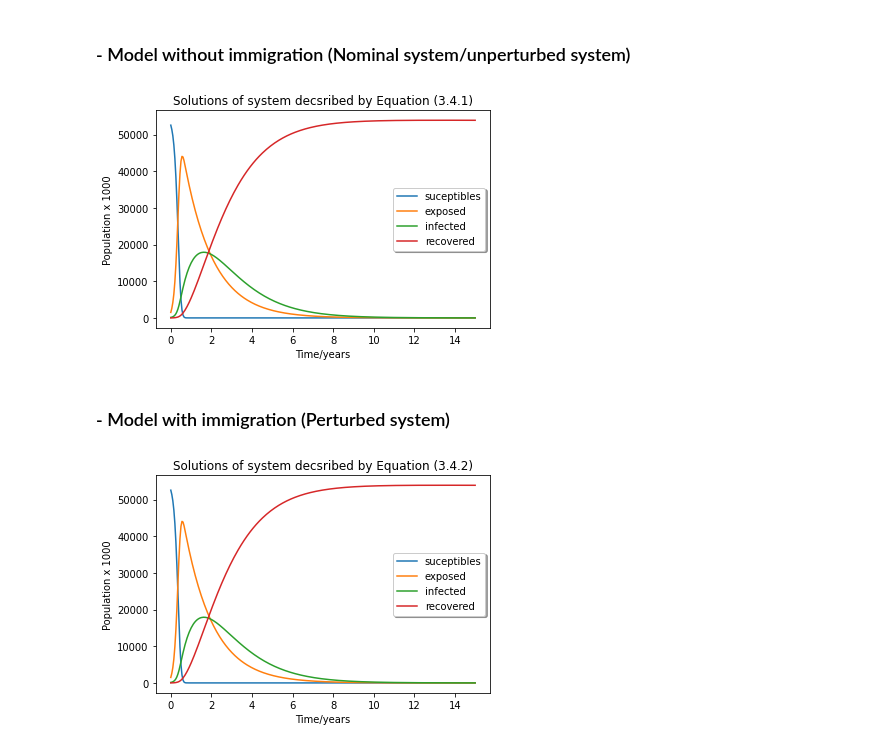
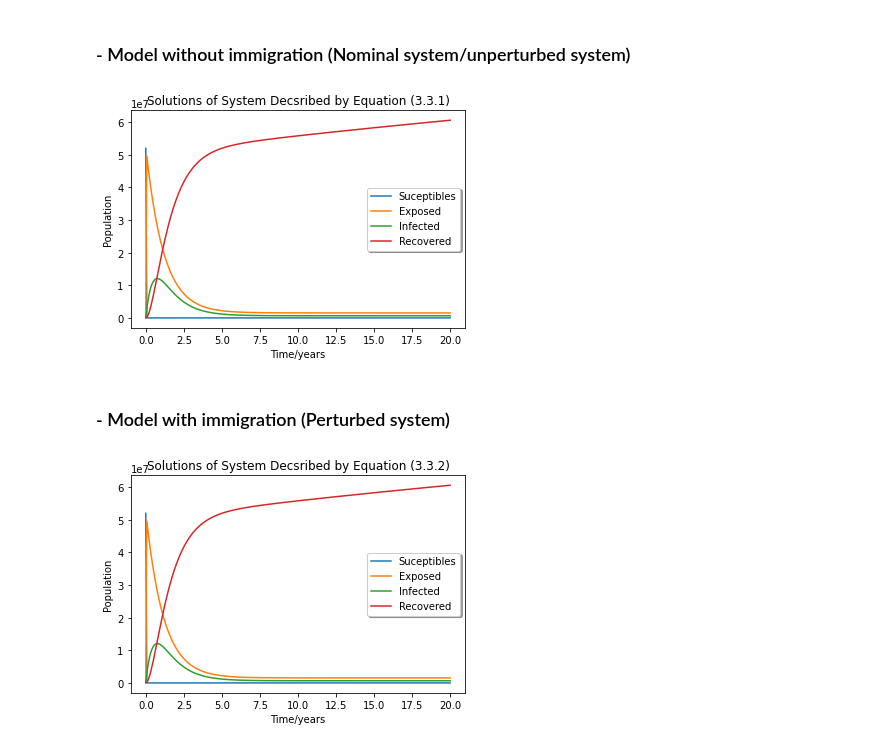
Before and after one commit to flo-owino/Regular_perturbation, a Jupyter notebook: florence_tb-in-KE_simulations.ipynb, the cells around one changed output. Drawn from its saved outputs; the diff is of its cells as text; code cells hidden in the pictures.

```diff
--- a/florence_tb-in-KE_simulations.ipynb
+++ b/florence_tb-in-KE_simulations.ipynb
@@ -51,33 +42,44 @@ $\rightarrow$ The total birth rate was calculated as follows:-
 # %%
 import numpy as np
 from scipy.integrate import solve_ivp
 import matplotlib.pyplot as plt
 
 # z-unperturbed system
 
-def tuberclosis_KE(t, z, gamma= 0.002663, alpha= 0.85, delta=0.00037, k= 0.7, b=0.02544):
+def tuberclosis_KE(t, z, gamma=0.002663, alpha=1.96, delta=0.014, k= 0.85, b=1323000):
+    '''
+    This function accepts the following:-
+    t       - Time duration
+    z       - Different group of the system, for our case it is S-Susceptibles, E-Exposed, I-Infected, R-Recovered
+    gamma   - Infection rate
+    alpha   - Recovery rate
+    delta   - Death rate
+    k       - Rate of transition from exposed to infections.
+    $b$     - Total birth rate.
+    and returns the respective population number.
+    '''
+
     S,E,I,R = z
     return [b- delta*S - S*I*gamma, gamma*S*I - (delta+k)*E, k*E - (delta+alpha)*I, alpha*I-delta*R]
 
 #Solving differential equations given initial condition
-sol = solve_ivp(tuberclosis_KE, [0, 15], [52570,1500,140, 0], args=(0.002663,0.85,0.00037,0.7,0.02544),
+sol = solve_ivp(tuberclosis_KE, [0, 20], [52010000,420000,140000, 0], args=(0.002663,1.96,0.014,0.85,1323000),
                 dense_output=True)
 
-#Computing solution and plotting it.
+#Computing solution
+t = np.linspace(0,20, 300)
+z = sol.sol(t)
 
-t = np.linspace(0, 15, 300)
-z = sol.sol(t)
-import matplotlib.pyplot as plt
+#Plotting the solution
 plt.plot(t, z.T)
 plt.xlabel('Time/years')
-plt.ylabel('Population x 1000')
-
-plt.legend(['suceptibles', 'exposed', 'infected', 'recovered'], shadow=True)
-plt.title('Solutions of system decsribed by Equation (3.4.1)')
+plt.ylabel('Population')
+plt.legend(['Suceptibles', 'Exposed', 'Infected', 'Recovered'], shadow=True)
+plt.title('Solutions of System Decsribed by Equation (3.3.1)')
 plt.savefig("solution_1")
 plt.show()
 # %% [output]
-[figure, old version]
+[figure, new version]
 # %% [markdown]
 ### - Model with immigration (Perturbed system)
 # %%
@@ -85,27 +87,40 @@ import numpy as np
 from scipy.integrate import solve_ivp
 import matplotlib.pyplot as plt
 
-# z_p- denotes the system with immigration
-def tuberclosis_KE_Imm(t, z_p, gamma= 0.002663, alpha= 0.85, delta=0.00037, k= 0.85, b=0.02544, m=0.01, n=0.002):
-    S,E,I,R = z_p
-    return [
-     b - delta*S - S*I*gamma, gamma*S*I - (delta+k)*E+m, k*E - (delta+alpha)*I+n,
-    alpha*I-delta*R]
+# z-unperturbed system
+
+def tuberclosis_KEP(t, z, gamma=0.002663, alpha=1.96, delta=0.014, k= 0.85, b=1323000,m=100, n=15):
+    '''
+    This function accepts the following:-
+    t       - Time duration
+    z       - Different group of the system, for our case it is S-Susceptibles, E-Exposed, I-Infected, R-Recovered
+    gamma   - Infection rate
+    alpha   - Recovery rate
+    delta   - Death rate
+    k       - Rate of transition from exposed to infections.
+    $b$     - Total birth rate.
+    m       - Number of immigrants into exposed group
+    n       - Number of immigrants into infected group
+    and returns the change in respective populations groups.
+    '''
+    S,E,I,R = z
+    return [b- delta*S - S*I*gamma, gamma*S*I - (delta+k)*E+m, k*E - (delta+alpha)*I+n, alpha*I-delta*R]
 
 #Solving differential equations given initial condition
-pert= solve_ivp(tuberclosis_KE_Imm, [0,15], [52570,1500,140, 0], args=(0.002663,0.85,0.00037,0.7,0.02544),
+sol = solve_ivp(tuberclosis_KEP, [0, 20], [52010000,420000,140000, 0], args=(0.002663,1.96,0.014,0.85,1323000),
                 dense_output=True)
 
-#Computing solution and plotting it.
+#Computing solution.
+t = np.linspace(0,20, 300)
+z_p = sol.sol(t)
 
-t = np.linspace(0, 15, 300)
-z_p= pert.sol(t)
+#Plotting the solution.
 plt.plot(t, z_p.T)
 plt.xlabel('Time/years')
-plt.ylabel('Population x 1000')
-plt.legend(['suceptibles', 'exposed', 'infected', 'recovered'], shadow=True)
-plt.title('Solutions of system decsribed by Equation (3.4.2)')
+plt.ylabel('Population')
+plt.legend(['Suceptibles', 'Exposed', 'Infected', 'Recovered'], shadow=True)
+plt.title('Solutions of System Decsribed by Equation (3.3.2)')
 plt.savefig("solution_2")
 plt.show()
 # %% [output]
-[figure, old version]
+[figure, new version]
```
Also changed, not shown: parts of 7 cells of this notebook, 4 other files.
